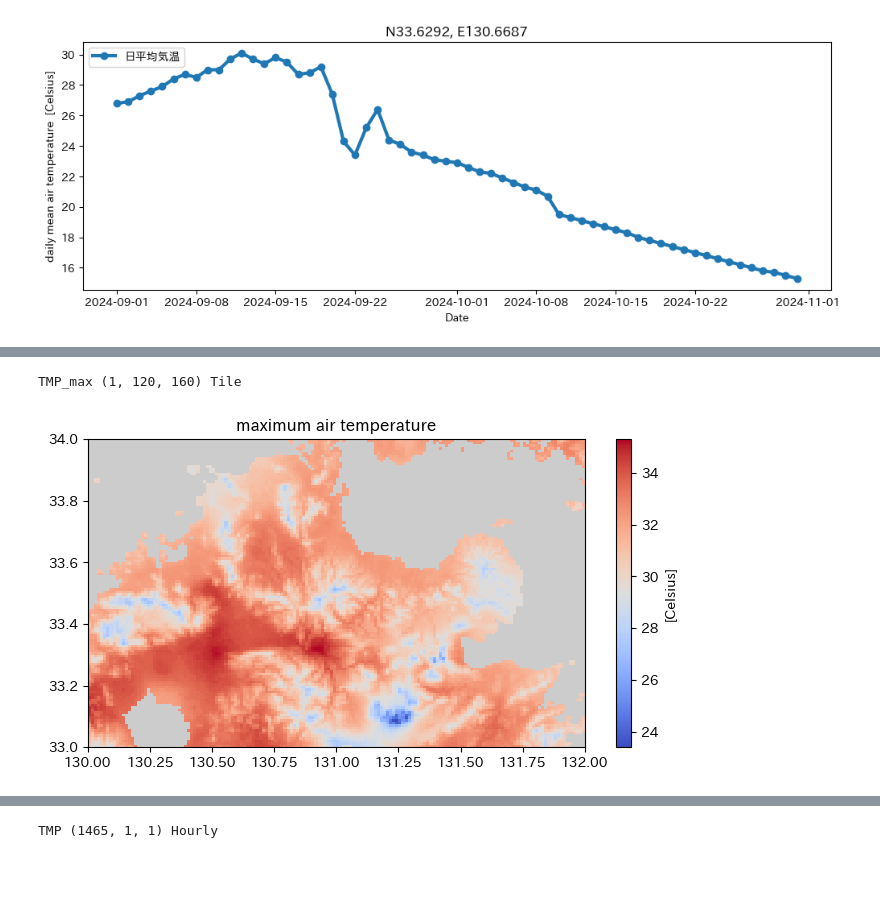
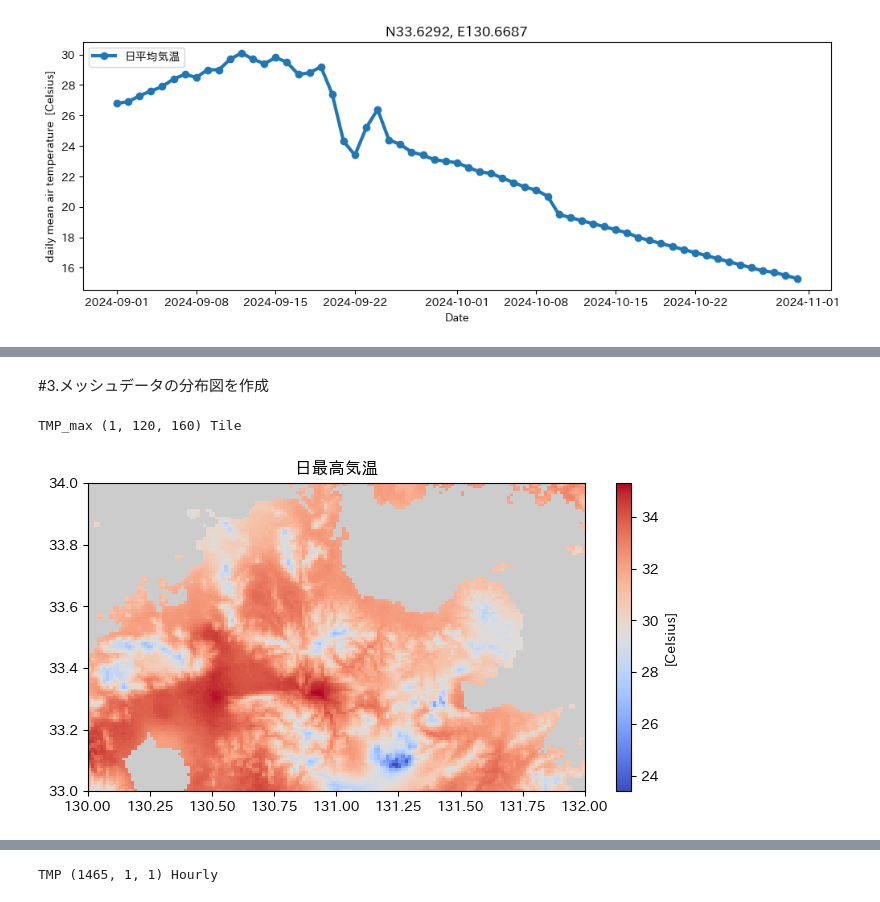
Before and after one commit to 1900690/Agro-Meteorological-Grid-Square-Data, a Jupyter notebook: 1kmメッシュ気象情報.ipynb, the cells around one changed output, grey strips where cells are left out. Saved outputs shown, nothing was run; the diff lists cells and outputs as text; code cells hidden in the pictures; blank space fills up the shorter version.

```diff
--- a/1kmメッシュ気象情報.ipynb
+++ b/1kmメッシュ気象情報.ipynb
@@ -158,3 +251,5 @@ files.download("日別"+欲しい情報+str(f'N{lat[0]:.4f}, E{lon[0]:.4f}')+'.c
+# %% [markdown]
+#3.メッシュデータの分布図を作成
 # %%
 #@markdown ###ほしい情報の種類を指定
 #気象要素記号一覧作成
@@ -172,35 +267,35 @@ j = yousokigou.index(i)
 #要素記号コードの指定（該当行の1列目が都市コード）
 nani = yousokigou[j][1]
 
 #@markdown ###期間の指定
 
 #@markdown ※26日先までの予測が用意されているのは日平均気温、日最高気温、日最低気温、降水量、日照時間、予報気温の確からしさです。そのほかは９日先までの予測が用意されています
 日付= '2024-09-01' # @param {type:"date"}
 itsu= [日付, 日付]
 
 #@markdown ###位置の指定
 
 #@markdown ※６桁あれば十分
 小さいほうの緯度 = 33.0 # @param {type:"number"}
 小さいほうの経度 = 130.0 # @param {type:"number"}
 大きいほうの緯度 = 34.0 # @param {type:"number"}
 大きいほうの経度 = 132.0 # @param {type:"number"}
 
 doko= [小さいほうの緯度,大きいほうの緯度,小さいほうの経度,大きいほうの経度]
 
 # 設定に基づき気象データを取得
 data, tim, lat, lon, nam, uni = amd.GetMetData(nani, itsu, doko, namuni=True)
 Ta = data[0,:,:]
 amd.mapfig(Ta, lat, lon,
         #minmax=[-10,40],
         #figsize=[5,5],
-        figtitle=f'{nam}',
+        figtitle=str(欲しい情報),
         barlabel=f'[{uni}]',
         filename=欲しい情報+'.png',
         cmap='coolwarm')
 # %% [output]
 TMP_max (1, 120, 160) Tile
-[figure, old version]
+[figure, new version]
 # %%
 #@title 地理院地図と重ね合わせて表示
 #@markdown ←の➤を押してファイルをダウンロード、その中の１つ **.html** をファイルをダブルクリックしてください。
```
Also changed, not shown: parts of 15 cells of this notebook.
